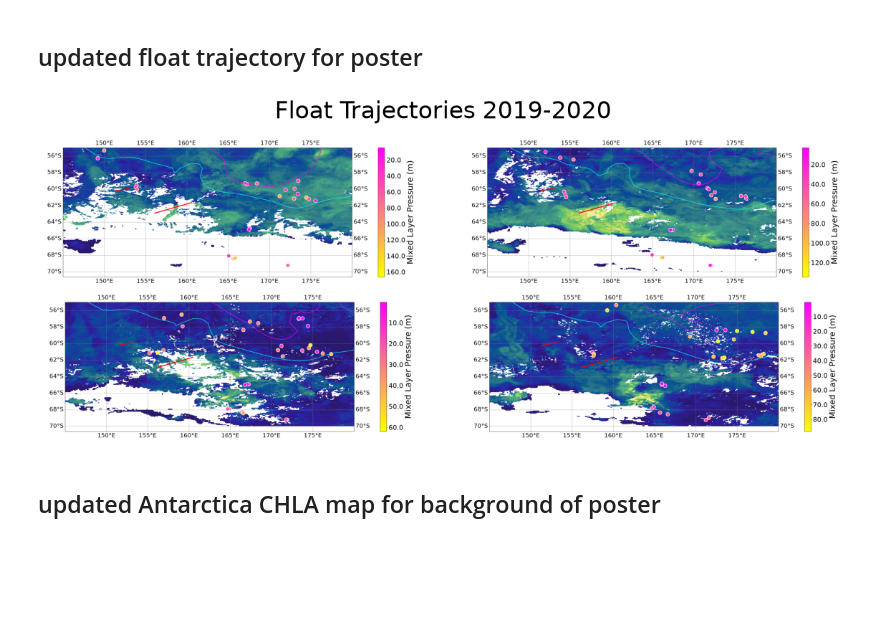
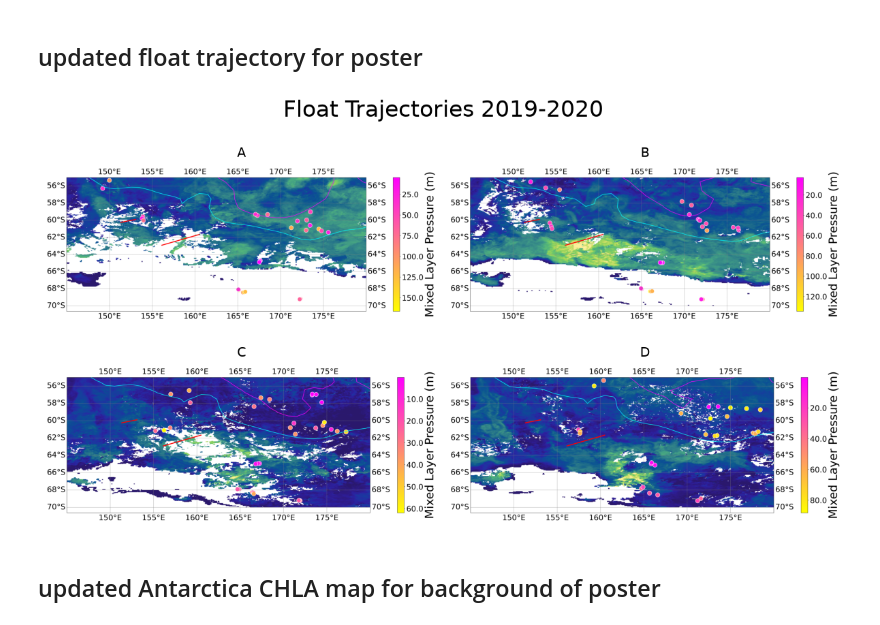
Before and after one commit to Lilah-Asalie/IBIS_Project, a Jupyter notebook: New_Satellite_CHLA_and_Antarctica.ipynb, the cells around one changed output. Saved outputs shown, nothing was run; the diff lists cells and outputs as text; code cells hidden in the pictures; blank space fills up the shorter version.

```diff
--- a/New_Satellite_CHLA_and_Antarctica.ipynb
+++ b/New_Satellite_CHLA_and_Antarctica.ipynb
@@ -514,27 +514,32 @@ chla_plot_matchups(shortname="VIIRSN_L3m_CHL",
 # %%
 import matplotlib.image as mpimg
 
-# 1. Define your file names (ensure these exist in your folder)
 image_files = ['/Users/lilah/Documents/IBIS_Project/Figures_Summer/2019-11-01_2019-12-01_final_fig_traj_mld.png', '/Users/lilah/Documents/IBIS_Project/Figures_Summer/2019-12-01_2020-01-01_final_fig_traj_mld.png', '/Users/lilah/Documents/IBIS_Project/Figures_Summer/2020-01-01_2020-02-01_final_fig_traj_mld.png', '/Users/lilah/Documents/IBIS_Project/Figures_Summer/2020-02-01_2020-03-01_final_fig_traj_mld.png']
 
-fig, axes = plt.subplots(2, 2, figsize=(12, 5))
+fig, axes = plt.subplots(2, 2, figsize=(12, 7))
 fig.suptitle('Float Trajectories 2019-2020', fontsize=24)
 
-# 3. Loop through axes and images to display them
+subplot_titles = [
+    "A",
+    "B",
+    "C",
+    "D",
+]
+
 for i, ax in enumerate(axes.flat):
     img = mpimg.imread(image_files[i])
     ax.imshow(img)
-    ax.axis("off")  # Hide the x/y numbers and ticks
+    ax.set_title(subplot_titles[i], fontsize=14, pad=10)
+    ax.axis("off")
 
-# 4. Save the combined grid and show it
-plt.tight_layout()  # Adjusts spacing automatically
+plt.tight_layout()
 plt.savefig(
     "/Users/lilah/Documents/IBIS_Project/Figures_Summer/all4traj.png",
     bbox_inches="tight", dpi=400, transparent=True
 )
 plt.show()
 # %% [output]
-[figure, old version]
+[figure, new version]
 # %% [markdown]
 ## updated Antarctica CHLA map for background of poster
 # %%
```
Also changed, not shown: parts of 3 cells of this notebook.
